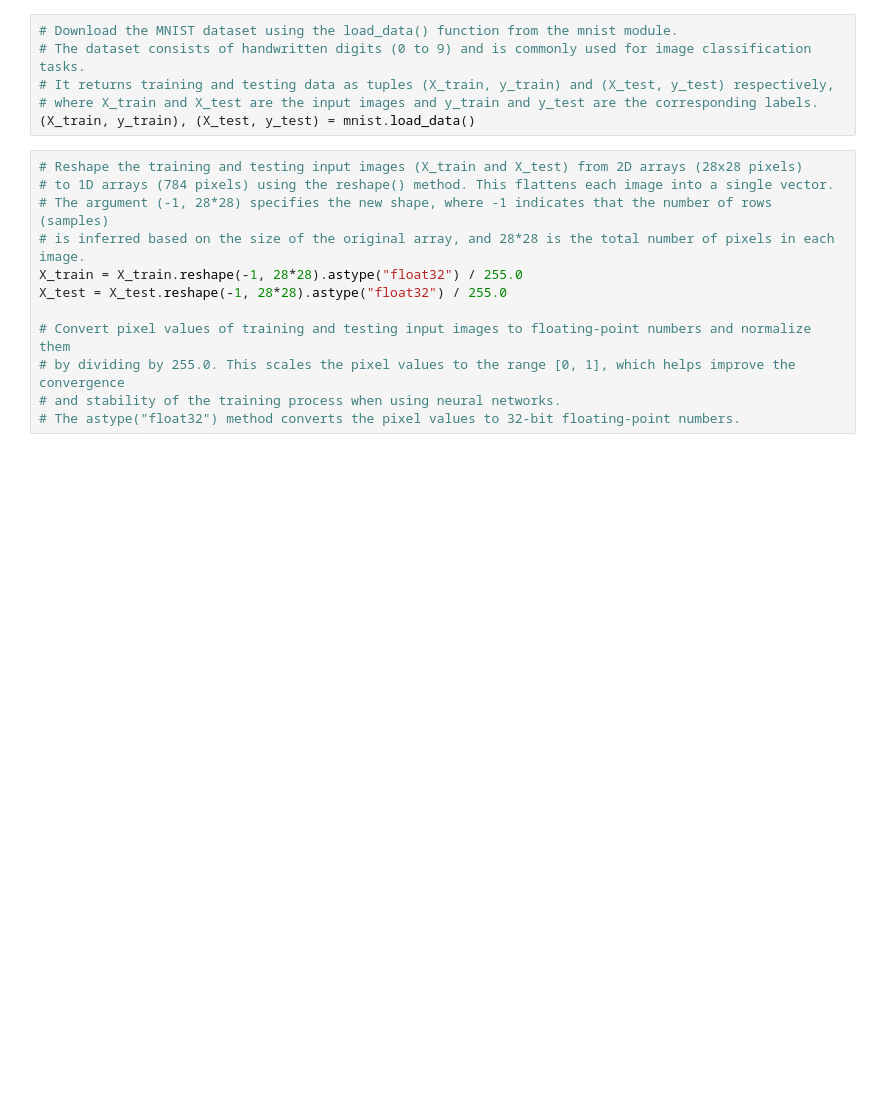
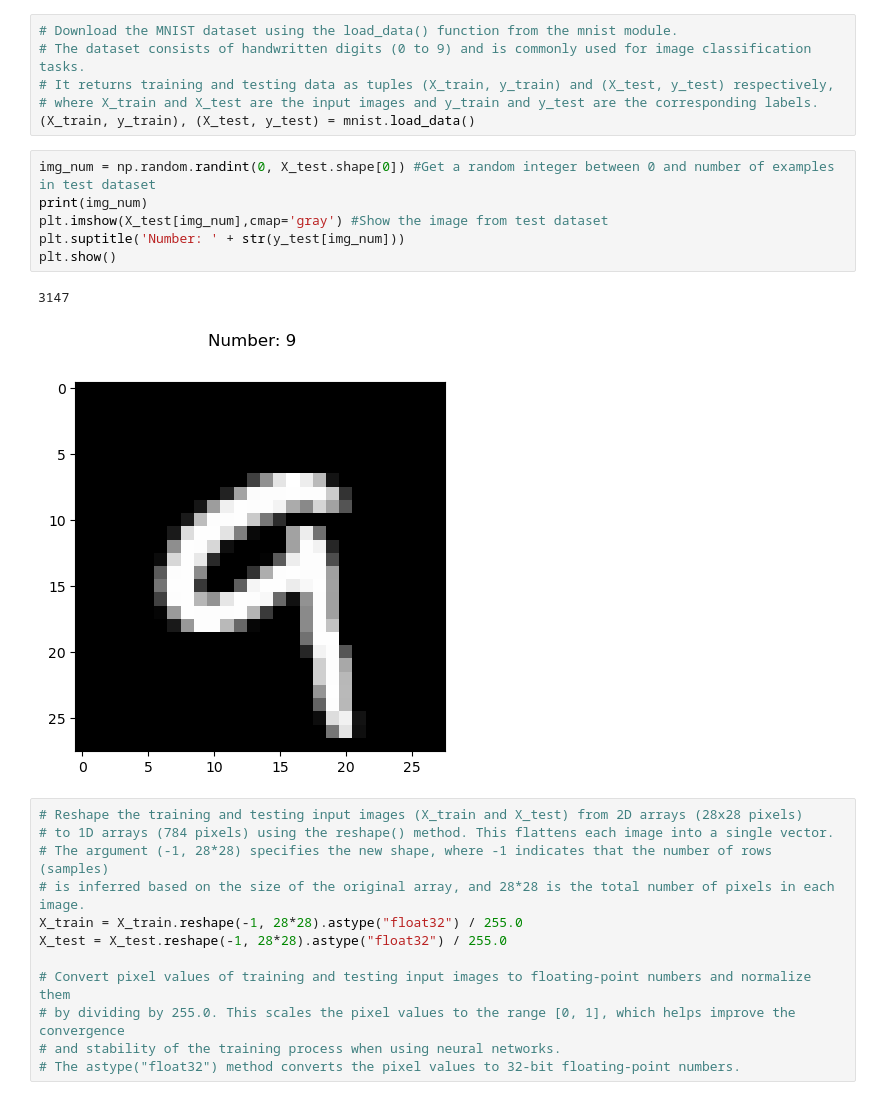
Before and after one commit to vidyadharbendre/learn_neural_network_using_examples, a Jupyter notebook: jupyter_notebooks/concepts/sequential_functional_api/Functional_Template_v2.ipynb, the cells around one changed output. Drawn from its saved outputs; the diff is of its cells as text; blank space fills up the shorter version.

```diff
--- a/jupyter_notebooks/concepts/sequential_functional_api/Functional_Template_v2.ipynb
+++ b/jupyter_notebooks/concepts/sequential_functional_api/Functional_Template_v2.ipynb
@@ -40,6 +40,15 @@ from tensorflow.keras.callbacks import ModelCheckpoint, EarlyStopping
 # It returns training and testing data as tuples (X_train, y_train) and (X_test, y_test) respectively,
 # where X_train and X_test are the input images and y_train and y_test are the corresponding labels.
 (X_train, y_train), (X_test, y_test) = mnist.load_data()
+# %%
+img_num = np.random.randint(0, X_test.shape[0]) #Get a random integer between 0 and number of examples in test dataset
+print(img_num)
+plt.imshow(X_test[img_num],cmap='gray') #Show the image from test dataset
+plt.suptitle('Number: ' + str(y_test[img_num]))
+plt.show()
+# %% [output]
+3147
+[figure, added]
 # %%
 # Reshape the training and testing input images (X_train and X_test) from 2D arrays (28x28 pixels)
 # to 1D arrays (784 pixels) using the reshape() method. This flattens each image into a single vector.
```
Also changed, not shown: parts of 3 cells of this notebook.
